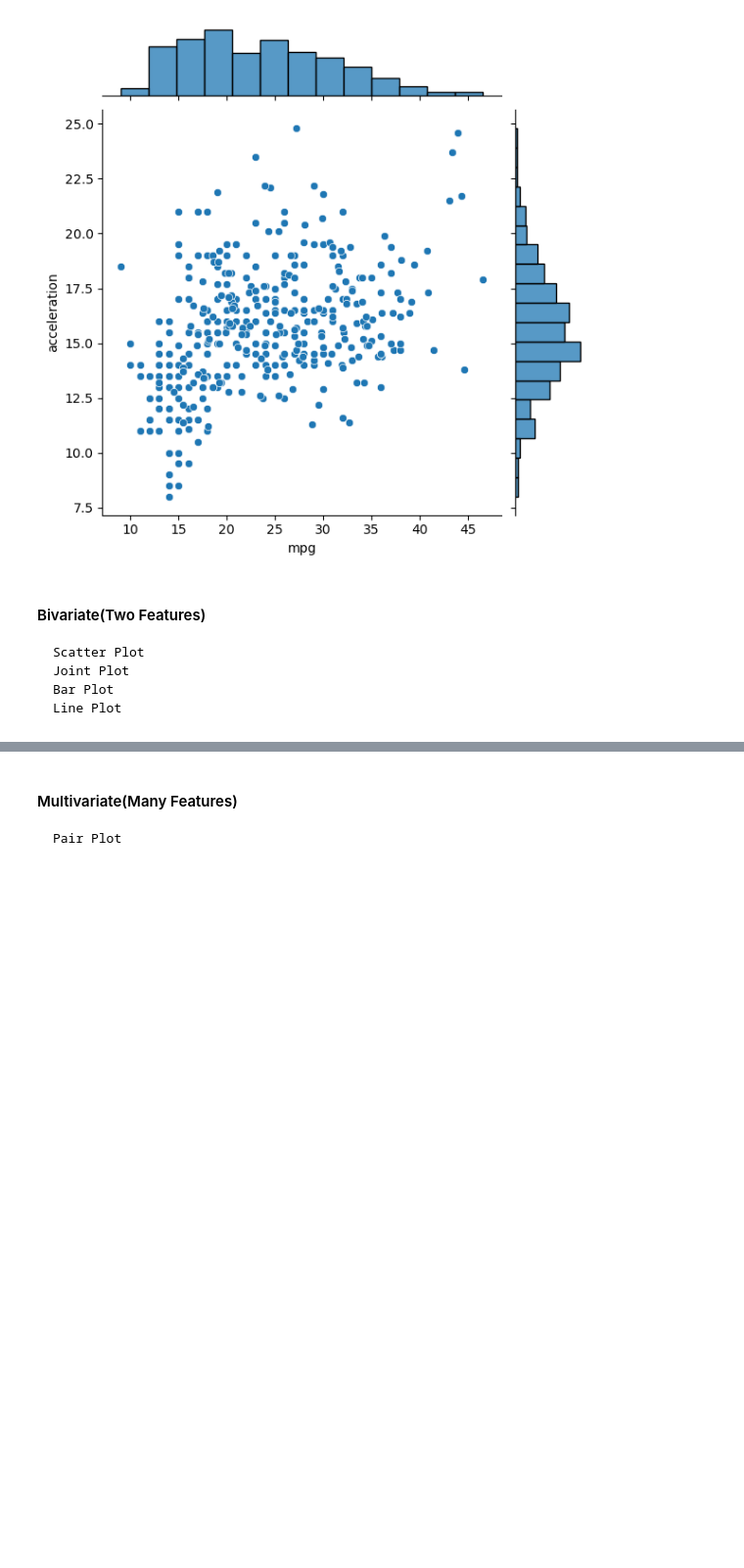
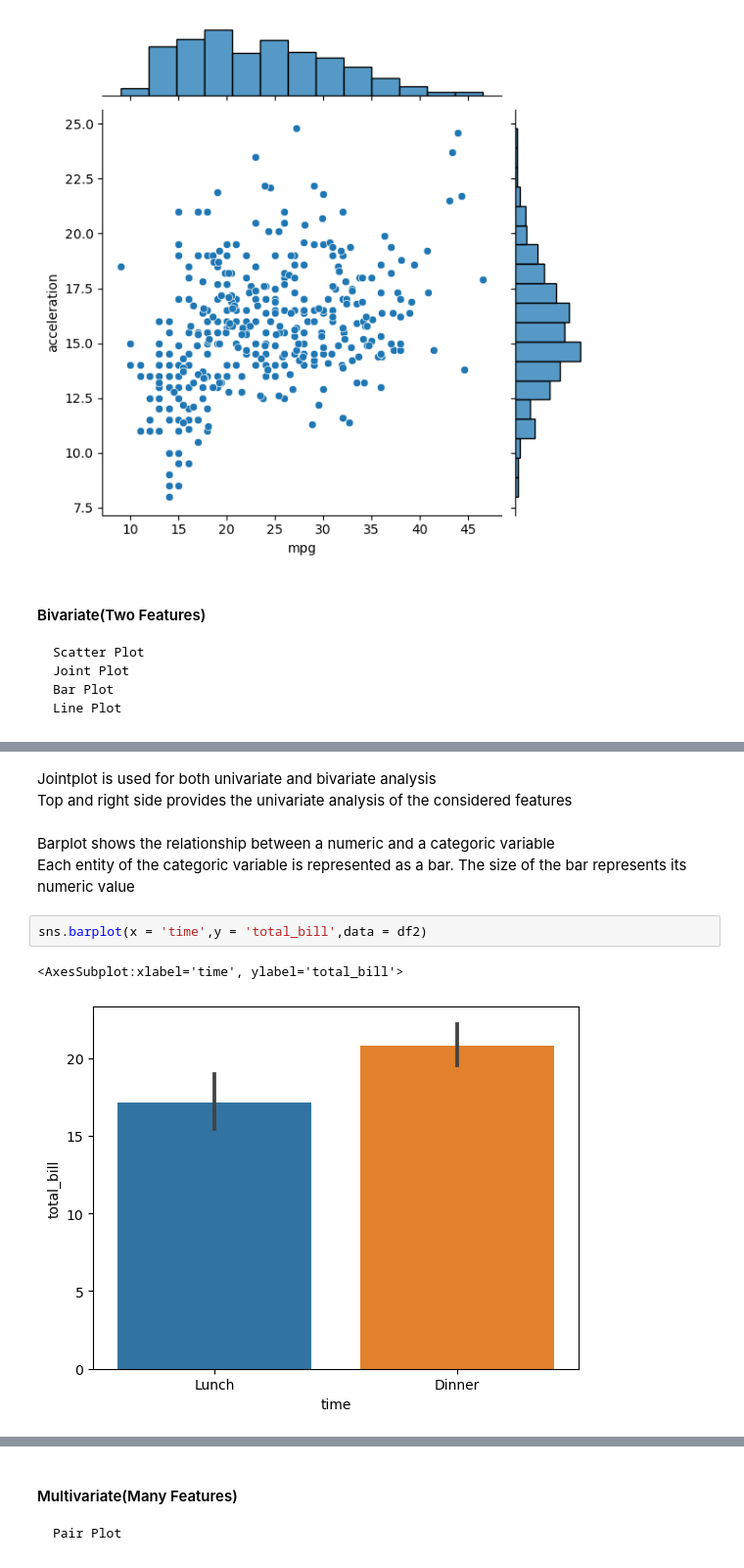
Before and after one commit to madhanl6/Seaborn_viz, a Jupyter notebook: Visualizations.ipynb, the cells around one changed output, grey strips where cells are left out. Shown: that part at 98% size. Drawn from its saved outputs; the diff is of its cells as text; blank space fills up the shorter version.

```diff
--- a/Visualizations.ipynb
+++ b/Visualizations.ipynb
@@ -73,0 +88,11 @@ sns.jointplot(x = "mpg", y = "acceleration",kind = "scatter", data = df3)
+# %% [markdown]
+Jointplot is used for both univariate and bivariate analysis \
+Top and right side provides the univariate analysis of the considered features
+# %% [markdown]
+Barplot shows the relationship between a numeric and a categoric variable\
+Each entity of the categoric variable is represented as a bar. The size of the bar represents its numeric value
+# %%
+sns.barplot(x = 'time',y = 'total_bill',data = df2)
+# %% [output]
+<AxesSubplot:xlabel='time', ylabel='total_bill'>
+[figure, added]
```
Also changed, not shown: parts of 6 cells of this notebook.
